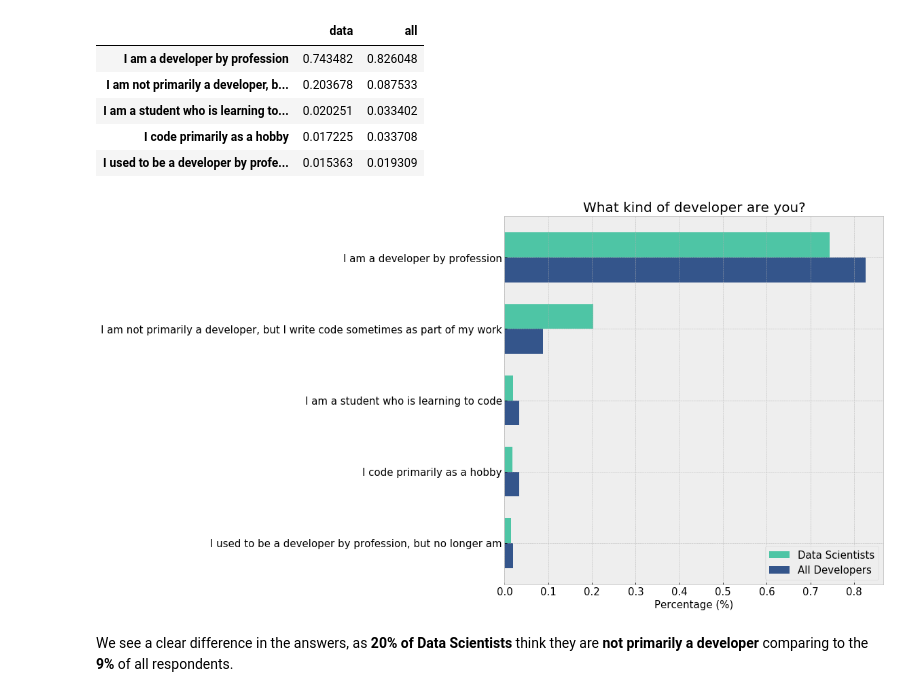
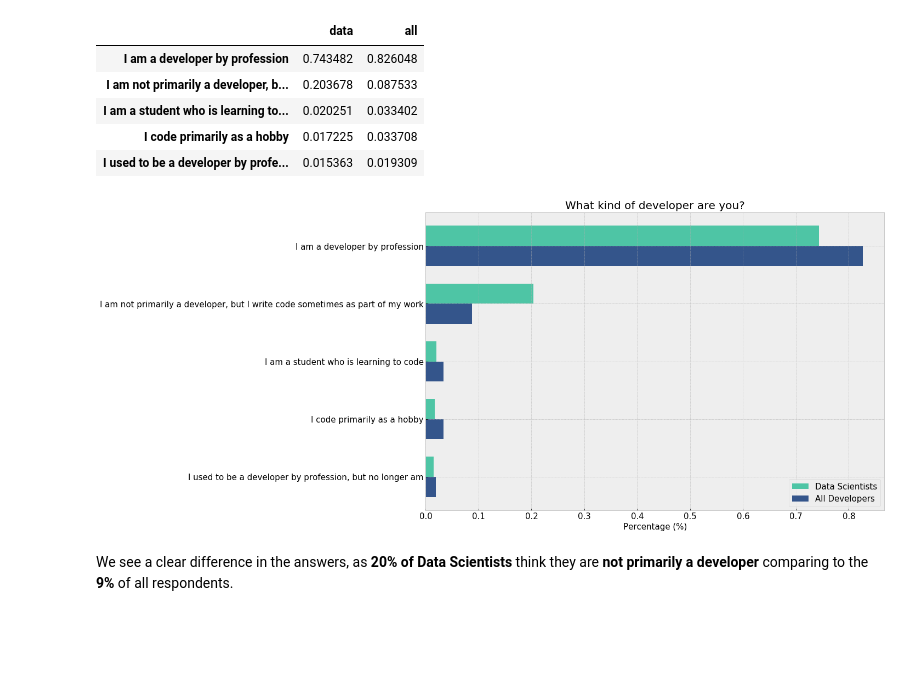
Before and after one commit to leedah/data-scientists-stackoverflow-analysis, a Jupyter notebook: Stackoverflow 2019 Survey.ipynb, the cells around one changed output. Saved outputs shown, nothing was run; the diff lists cells and outputs as text; code cells hidden in the pictures; blank space fills up the shorter version.

Commit message:
Save plots

```diff
--- a/Stackoverflow 2019 Survey.ipynb
+++ b/Stackoverflow 2019 Survey.ipynb
@@ -342,7 +340,7 @@ def remove_parentheses(df):
     return df
 
 
-def compare_plot(compare_df, plot_title, parentheses=True):
+def compare_plot(compare_df, plot_title, save_title="Plot", parentheses=True):
     '''
     Prints a barplot comparing the columns of the compare_df.
 
@@ -362,7 +360,7 @@ def compare_plot(compare_df, plot_title, parentheses=True):
     index = np.arange(compare_df.shape[0])
     bar_width = 0.35
 
-    fig, ax = plt.subplots(figsize=(10, 10))
+    fig, ax = plt.subplots(figsize=(15, 10))
 
 
     ax.barh(index, compare_df['data'], bar_width,
@@ -379,6 +377,7 @@ def compare_plot(compare_df, plot_title, parentheses=True):
     ax.tick_params(axis='both', labelsize=15)
     ax.legend(fontsize=15, loc='lower right')
     ax.invert_yaxis()
+    plt.savefig(save_title, bbox_inches='tight')
     plt.show()
 # %% [markdown]
 ### Are data scientists developers?
@@ -399,9 +398,9 @@ main_branch_df.head()
 | I code primarily as a hobby | 0.017225 | 0.033708 |
 | I used to be a developer by profe... | 0.015363 | 0.019309 |
 # %%
-compare_plot(main_branch_df, "What kind of developer are you?", parentheses=True)
+compare_plot(main_branch_df, "What kind of developer are you?", "plots/dev_or_not.png", parentheses=True)
 # %% [output]
-[figure, old version]
+[figure, new version]
 # %% [markdown]
 We see a clear difference in the answers, as **20% of Data Scientists** think they are **not primarily a developer** comparing to the **9%** of all respondents.
 # %% [markdown]
```
Also changed, not shown: parts of 18 cells of this notebook, 13 other files.
